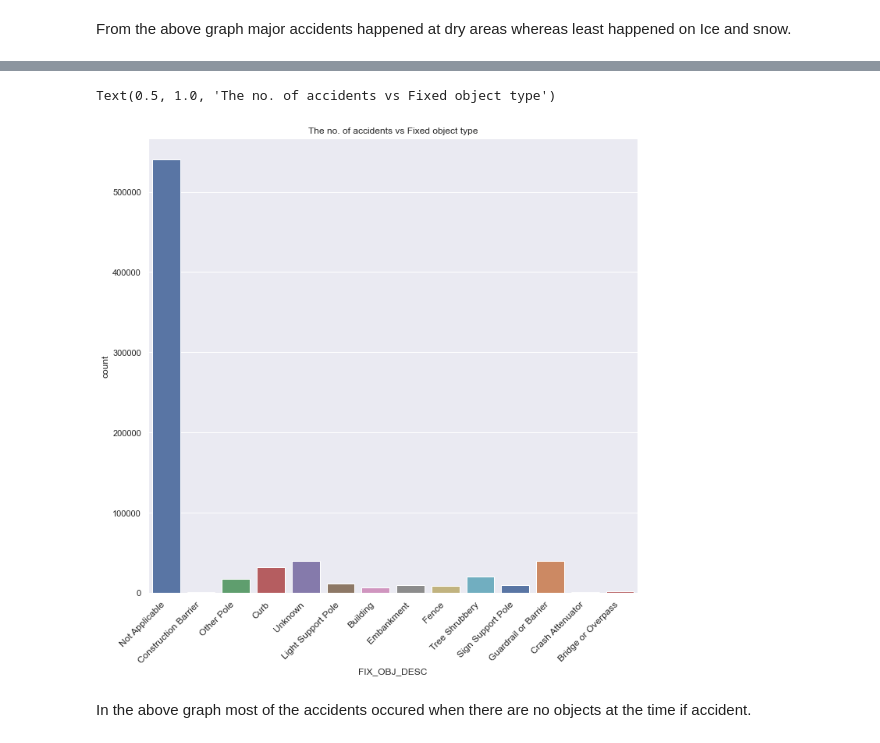
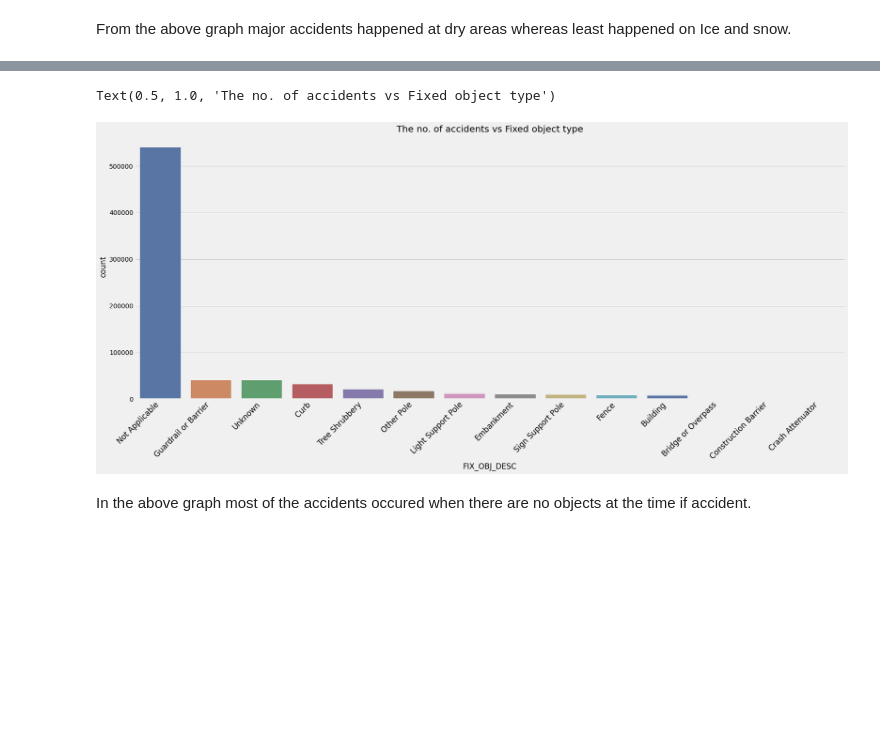
Before and after one commit to DATA-606-FALL-2022/data606_venkata, a Jupyter notebook: Final_EDA.ipynb, the cells around one changed output, grey strips where cells are left out. Cells and saved outputs as stored; diff of their text form; code cells hidden in the pictures; blank space fills up the shorter version.

```diff
--- a/Final_EDA.ipynb
+++ b/Final_EDA.ipynb
@@ -275,12 +271,15 @@ sns.heatmap(df.corr(), cmap="YlGnBu");
 [figure]
 # %%
 #no of accidents vs collision type
-sb.countplot(x='COLLISION_TYPE_DESC', data = df, palette = 'rainbow')
+plt.rcParams['figure.figsize'] = (25, 10)
+sb.countplot(x='COLLISION_TYPE_DESC', data = df, palette = 'rainbow', order = df['COLLISION_TYPE_DESC'].value_counts().index)
+
 plt.xticks(
     rotation=40,
     horizontalalignment='right',
     fontweight='light',
-    fontsize='medium'
+    fontsize='large'
+
 )
 plt.title('Counting the no. of accidents vs collision type')
 # %% [output]
@@ -289,6 +288,7 @@ Text(0.5, 1.0, 'Counting the no. of accidents vs collision type')
 # %% [markdown]
 In the above plot most of the crashes happened in the same direction rear end and it is very Rare for the crashes to happen opposite direction both taking a left turn.
 # %%
+plt.rcParams['figure.figsize'] = (25, 10)
 sb.countplot(x='YEAR', data = df, palette = 'deep')
 plt.xticks(
     rotation=45,
@@ -327,7 +321,8 @@ Alley                        695
 Railway Grade Crossing        81
 Name: JUNCTION_DESC, dtype: int64
 # %%
-ax= sb.countplot(x='JUNCTION_DESC', data = df, palette = 'colorblind')
+plt.rcParams['figure.figsize'] = (25, 10)
+ax= sb.countplot(x='JUNCTION_DESC', data = df, palette = 'colorblind',order = df['JUNCTION_DESC'].value_counts().index)
 plt.xticks(
     rotation=45,
     horizontalalignment='right',
@@ -353,5 +342,6 @@ See the caveats in the documentation: https://pandas.pydata.org/pandas-docs/stab
 # %%
-ax= sb.countplot(x='SURF_COND_DESC', data = df, palette = 'bright')
+plt.rcParams['figure.figsize'] = (25, 10)
+ax= sb.countplot(x='SURF_COND_DESC', data = df, palette = 'bright',order = df['SURF_COND_DESC'].value_counts().index)
 plt.xticks(
     rotation=45,
     horizontalalignment='right',
@@ -392,15 +377,16 @@ Name: FIX_OBJ_DESC, dtype: int64
 # %%
-ax= sb.countplot(x='FIX_OBJ_DESC', data = df, palette = 'deep')
+plt.rcParams['figure.figsize'] = (25, 10)
+ax= sb.countplot(x='FIX_OBJ_DESC', data = df, palette = 'deep',order = df['FIX_OBJ_DESC'].value_counts().index)
 plt.xticks(
     rotation=45,
     horizontalalignment='right',
     fontweight='light',
-    fontsize='medium'
+    fontsize='large'
 )
 plt.title('The no. of accidents vs Fixed object type')
 # %% [output]
 Text(0.5, 1.0, 'The no. of accidents vs Fixed object type')
-[figure, old version]
+[figure, new version]
 # %% [markdown]
 In the above graph most of the accidents occured when there are no objects at the time if accident.
 # %%
```
Also changed, not shown: parts of 14 cells of this notebook, 1 other file.
